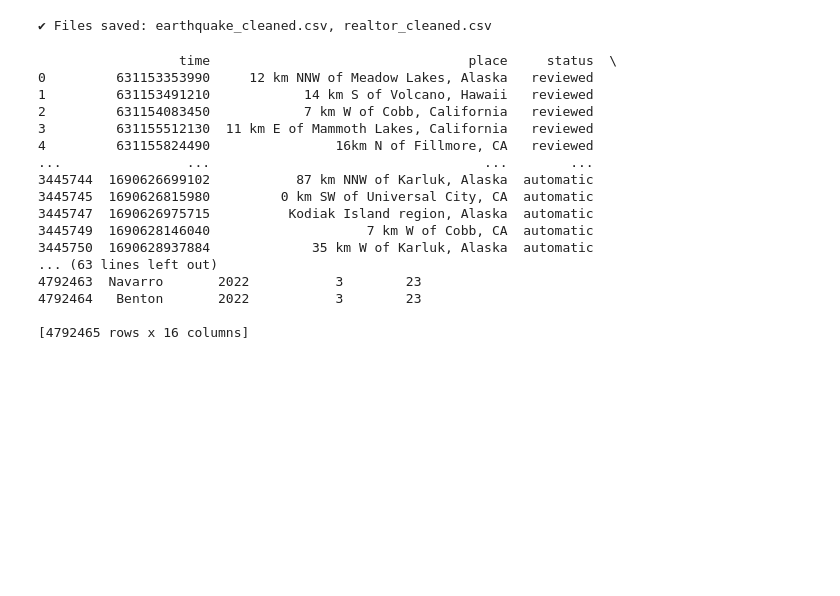
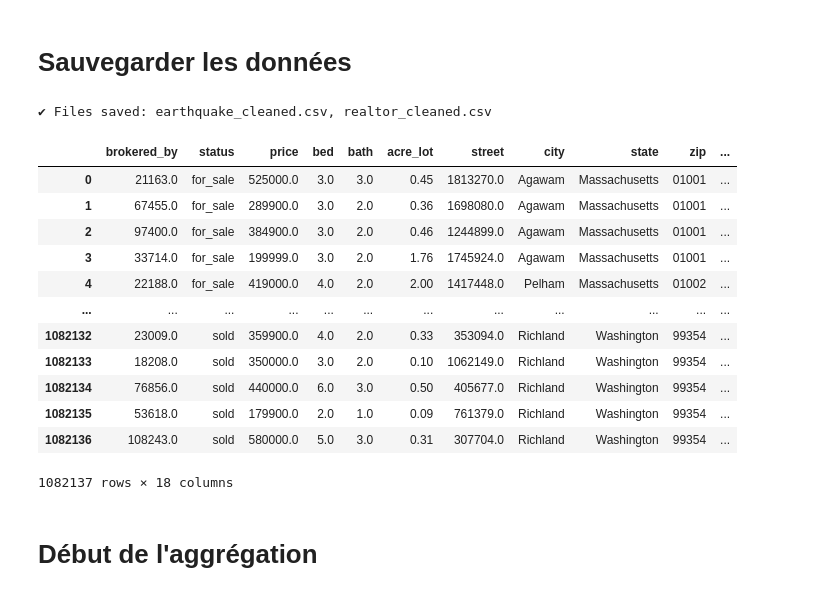
Before and after one commit to snonow/earthquake-realestate-viz, a Jupyter notebook: Data Manip.ipynb, the cells around one changed output. Saved outputs shown, nothing was run; the diff lists cells and outputs as text; code cells hidden in the pictures; blank space fills up the shorter version.

```diff
--- a/Data Manip.ipynb
+++ b/Data Manip.ipynb
@@ -99,26 +174,3 @@ filtered_earthquake
-# %%
-import pandas as pd
-
-# Charger ton CSV avec les villes et comtés
-city_county = pd.read_csv("data/city_county.csv")
-
-# Vérifie les colonnes pour être sûr
-# print(city_county.head())
-
-# Faire la jointure sur la colonne city
-# Assure-toi que les noms de colonnes correspondent (ici "CITY" dans city_county et "city" dans filtered_realtor)
-filtered_realtor = filtered_realtor.merge(
-    city_county[['CITY','COUNTY']],  # colonnes à joindre
-    left_on='city',                  # colonne dans filtered_realtor
-    right_on='CITY',                 # colonne dans city_county
-    how='left'
-)
-
-# Renommer la colonne COUNTy si nécessaire
-filtered_realtor = filtered_realtor.rename(columns={'COUNTY':'county'})
-
-# Supprimer la colonne CITY doublon créée par le merge
-filtered_realtor = filtered_realtor.drop(columns=['CITY'])
 # %%
 # Convert prev_sold_date to datetime
 filtered_realtor["prev_sold_date"] = pd.to_datetime(
@@ -129,32 +181,31 @@ filtered_realtor["prev_sold_date"] = pd.to_datetime(
 filtered_realtor["sold_year"] = filtered_realtor["prev_sold_date"].dt.year
 filtered_realtor["sold_month"] = filtered_realtor["prev_sold_date"].dt.month
 filtered_realtor["sold_day"] = filtered_realtor["prev_sold_date"].dt.day
+# %% [markdown]
+# Sauvegarder les données
 # %%
 # Save the cleaned versions without overwriting originals
 filtered_earthquake.to_csv('data/earthquake_cleaned.csv', index=False)
 filtered_realtor.to_csv('data/realtor_cleaned.csv', index=False)
 
 print("✔ Files saved: earthquake_cleaned.csv, realtor_cleaned.csv")
+
+filtered_realtor
 # %% [output]
 ✔ Files saved: earthquake_cleaned.csv, realtor_cleaned.csv
+|  | brokered_by | status | price | bed | bath | acre_lot | street | city | state | zip | ... |
+| 0 | 21163.0 | for_sale | 525000.0 | 3.0 | 3.0 | 0.45 | 1813270.0 | Agawam | Massachusetts | 01001 | ... |
+| 1 | 67455.0 | for_sale | 289900.0 | 3.0 | 2.0 | 0.36 | 1698080.0 | Agawam | Massachusetts | 01001 | ... |
+| 2 | 97400.0 | for_sale | 384900.0 | 3.0 | 2.0 | 0.46 | 1244899.0 | Agawam | Massachusetts | 01001 | ... |
+| 3 | 33714.0 | for_sale | 199999.0 | 3.0 | 2.0 | 1.76 | 1745924.0 | Agawam | Massachusetts | 01001 | ... |
+| 4 | 22188.0 | for_sale | 419000.0 | 4.0 | 2.0 | 2.00 | 1417448.0 | Pelham | Massachusetts | 01002 | ... |
+| ... | ... | ... | ... | ... | ... | ... | ... | ... | ... | ... | ... |
+| 1082132 | 23009.0 | sold | 359900.0 | 4.0 | 2.0 | 0.33 | 353094.0 | Richland | Washington | 99354 | ... |
+| 1082133 | 18208.0 | sold | 350000.0 | 3.0 | 2.0 | 0.10 | 1062149.0 | Richland | Washington | 99354 | ... |
+| 1082134 | 76856.0 | sold | 440000.0 | 6.0 | 3.0 | 0.50 | 405677.0 | Richland | Washington | 99354 | ... |
+| 1082135 | 53618.0 | sold | 179900.0 | 2.0 | 1.0 | 0.09 | 761379.0 | Richland | Washington | 99354 | ... |
+| 1082136 | 108243.0 | sold | 580000.0 | 5.0 | 3.0 | 0.31 | 307704.0 | Richland | Washington | 99354 | ... |
+1082137 rows × 18 columns
-# %%
-print(filtered_earthquake, filtered_realtor)
-# %% [output]
-                  time                                 place     status  \
-0         631153353990     12 km NNW of Meadow Lakes, Alaska   reviewed
-1         631153491210            14 km S of Volcano, Hawaii   reviewed
-2         631154083450            7 km W of Cobb, California   reviewed
-3         631155512130  11 km E of Mammoth Lakes, California   reviewed
-4         631155824490                16km N of Fillmore, CA   reviewed
-...                ...                                   ...        ...
-3445744  1690626699102           87 km NNW of Karluk, Alaska  automatic
-3445745  1690626815980         0 km SW of Universal City, CA  automatic
-3445747  1690626975715          Kodiak Island region, Alaska  automatic
-3445749  1690628146040                    7 km W of Cobb, CA  automatic
-3445750  1690628937884             35 km W of Karluk, Alaska  automatic
-... (63 lines left out)
-4792463  Navarro       2022           3        23
-4792464   Benton       2022           3        23
-
-[4792465 rows x 16 columns]
+# %% [markdown]
+# Début de l'aggrégation
 # %%
```
Also changed, not shown: parts of 20 cells of this notebook, 2 other files.
